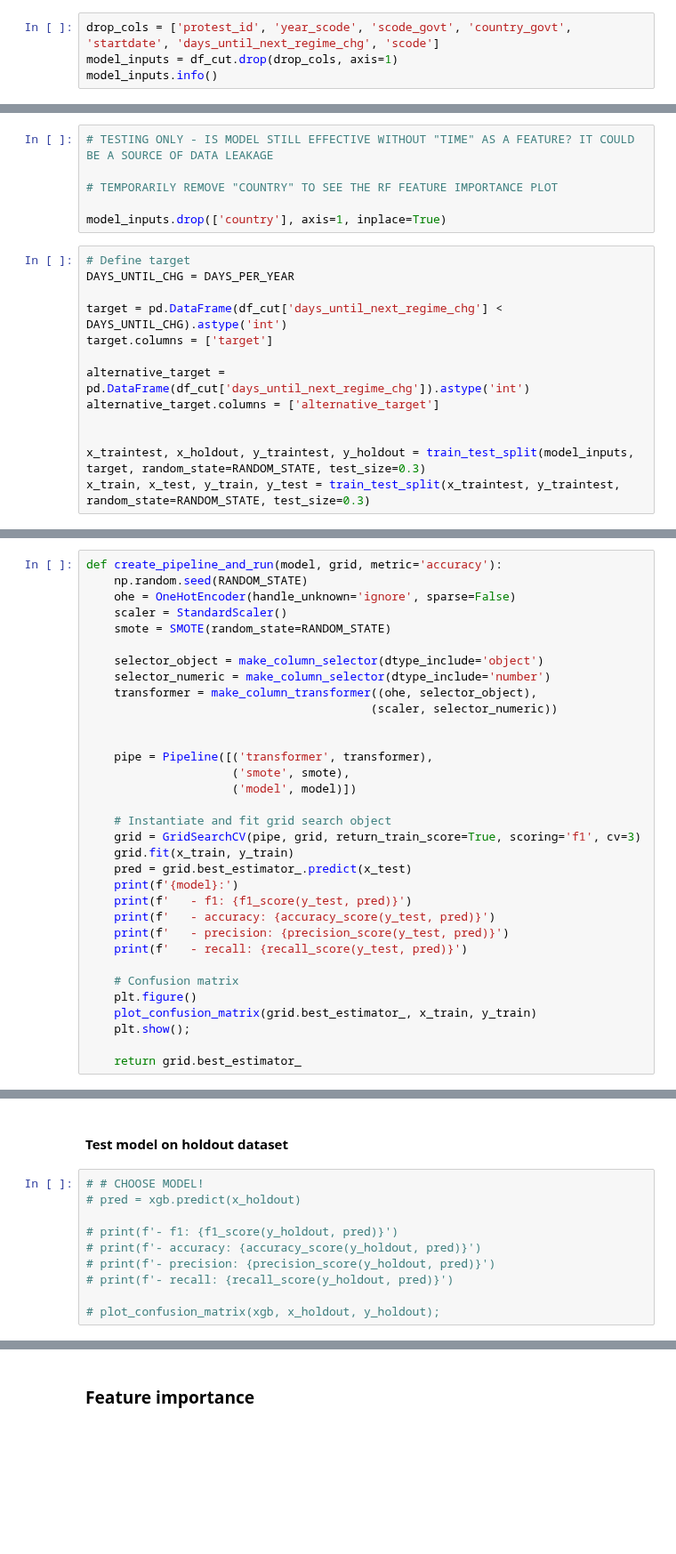
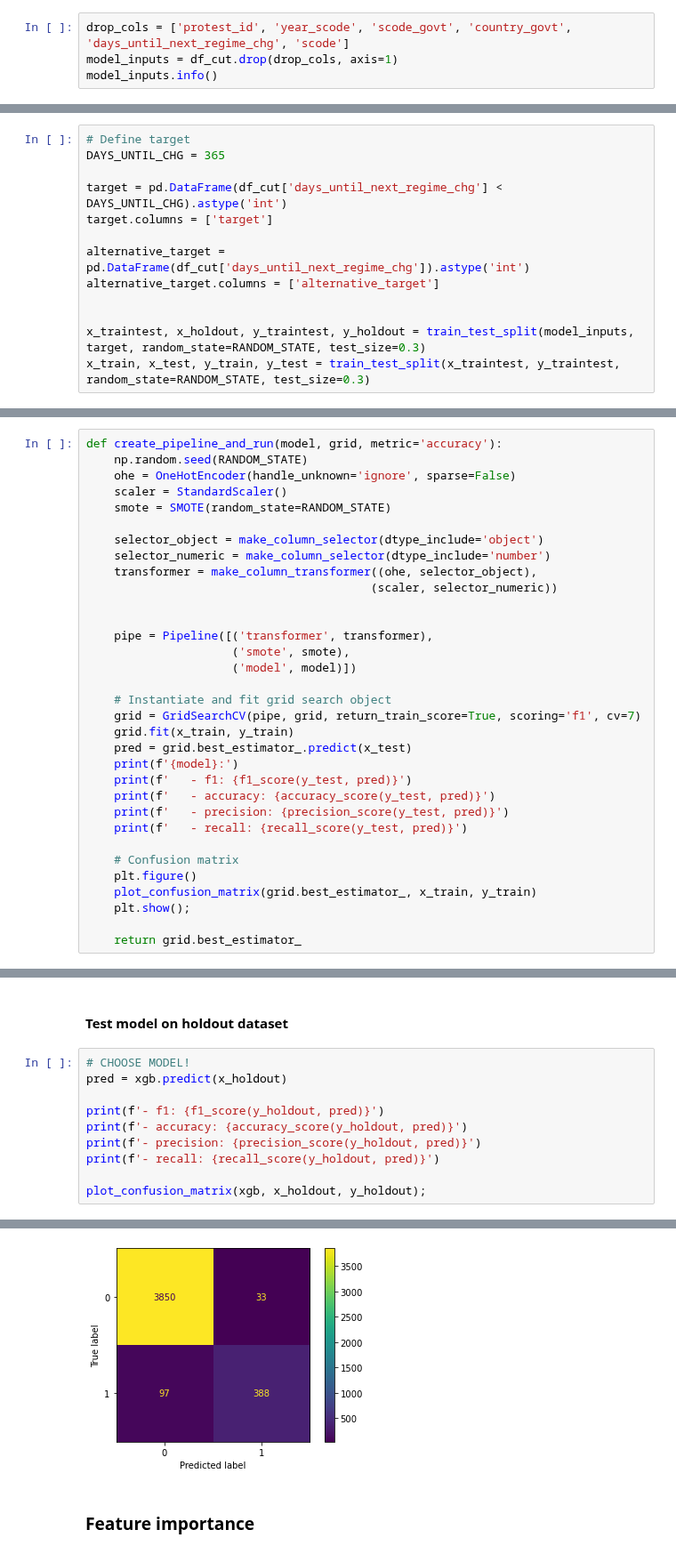
Before and after one commit to sethnlewis/Predicting-Political-Revolutions, a Jupyter notebook: notebooks/MODEL - ALL.ipynb, the cells around one changed output, grey strips where cells are left out. Shown at 89% size. Cells and saved outputs as stored; diff of their text form; blank space fills up the shorter version.

Commit message:
Added Polity Project features to model

```diff
--- a/notebooks/MODEL - ALL.ipynb
+++ b/notebooks/MODEL - ALL.ipynb
@@ -277,7 +314,7 @@ memory usage: 4.1+ MB
 # %% [markdown]
 # Run it through a model!
 # %%
-drop_cols = ['protest_id', 'year_scode', 'scode_govt', 'country_govt', 'startdate', 'days_until_next_regime_chg', 'scode']
+drop_cols = ['protest_id', 'year_scode', 'scode_govt', 'country_govt', 'days_until_next_regime_chg', 'scode']
 model_inputs = df_cut.drop(drop_cols, axis=1)
 model_inputs.info()
 # %% [output]
@@ -301,12 +338,6 @@ memory usage: 3.3+ MB
-# %%
-# TESTING ONLY - IS MODEL STILL EFFECTIVE WITHOUT "TIME" AS A FEATURE? IT COULD BE A SOURCE OF DATA LEAKAGE
-
-# TEMPORARILY REMOVE "COUNTRY" TO SEE THE RF FEATURE IMPORTANCE PLOT
-
-model_inputs.drop(['country'], axis=1, inplace=True)
 # %%
 # Define target
-DAYS_UNTIL_CHG = DAYS_PER_YEAR
+DAYS_UNTIL_CHG = 365
 
 target = pd.DataFrame(df_cut['days_until_next_regime_chg'] < DAYS_UNTIL_CHG).astype('int')
 target.columns = ['target']
@@ -384,7 +415,7 @@ def create_pipeline_and_run(model, grid, metric='accuracy'):
                      ('model', model)])
 
     # Instantiate and fit grid search object
-    grid = GridSearchCV(pipe, grid, return_train_score=True, scoring='f1', cv=3)
+    grid = GridSearchCV(pipe, grid, return_train_score=True, scoring='f1', cv=7)
     grid.fit(x_train, y_train)
     pred = grid.best_estimator_.predict(x_test)
     print(f'{model}:')
@@ -462,12 +493,13 @@ XGBClassifier(base_score=None, booster=None, colsample_bylevel=None,
 # %% [markdown]
 #### Test model on holdout dataset
 # %%
-# # CHOOSE MODEL!
-# pred = xgb.predict(x_holdout)
+# CHOOSE MODEL!
+pred = xgb.predict(x_holdout)
 
-# print(f'- f1: {f1_score(y_holdout, pred)}')
-# print(f'- accuracy: {accuracy_score(y_holdout, pred)}')
-# print(f'- precision: {precision_score(y_holdout, pred)}')
-# print(f'- recall: {recall_score(y_holdout, pred)}')
+print(f'- f1: {f1_score(y_holdout, pred)}')
+print(f'- accuracy: {accuracy_score(y_holdout, pred)}')
+print(f'- precision: {precision_score(y_holdout, pred)}')
+print(f'- recall: {recall_score(y_holdout, pred)}')
 
-# plot_confusion_matrix(xgb, x_holdout, y_holdout);
+plot_confusion_matrix(xgb, x_holdout, y_holdout);
+# %% [output]
@@ -474,3 +510,4 @@ XGBClassifier(base_score=None, booster=None, colsample_bylevel=None,
+[figure, added]
 # %% [markdown]
 ### Feature importance
 # %%
```
Also changed, not shown: parts of 19 cells of this notebook, 3 other files.
